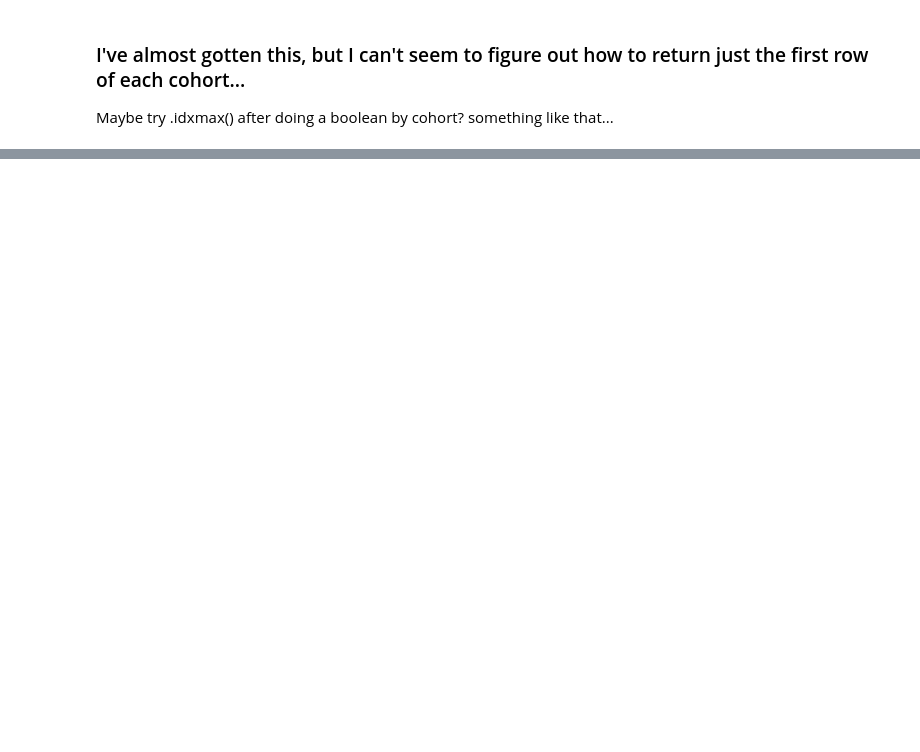
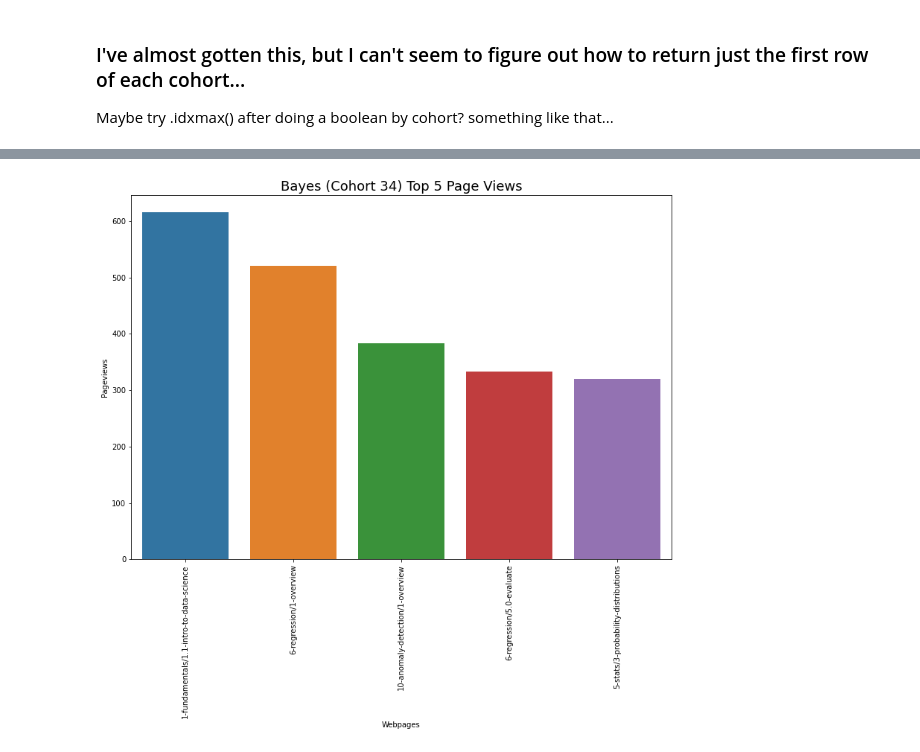
Before and after one commit to lukewbecker/time-series-project, a Jupyter notebook: time_series_project.ipynb, the cells around one changed output, grey strips where cells are left out. Cells and saved outputs as stored; diff of their text form; code cells hidden in the pictures; blank space fills up the shorter version.

```diff
--- a/time_series_project.ipynb
+++ b/time_series_project.ipynb
@@ -563,0 +639,5 @@ ds_max_row_2
+# %%
+ds_max_row = ds_max_row.groupby(['cohort_id', 'webpage'])['user_id'].count()
+ds_max_row = ds_max_row.reset_index()
+ds_max_row.rename(columns = {'user_id': 'pageviews'}, inplace = True)
+ds_max_row
@@ -563,0 +674,2 @@ ds_max_row_2
+# %%
+ds_max_row = ds_max_row.groupby(['cohort_id', 'webpage'])[['pageviews']].sum()
@@ -563,0 +693,3 @@ ds_max_row_2
+# %%
+cohort_list = ds_max_row.cohort_id.unique()
+cohort_list
@@ -563,0 +707,12 @@ ds_max_row_2
+# %%
+# Doing a for loop to find the top 5 page views by cohort. I should be able to separate them and create bar charts or another kind of chart.
+
+top_5 = []
+
+for c in cohort_list:
+    top_5.append(ds_max_row[ds_max_row.cohort_id == c].sort_values(by = 'pageviews', ascending = False).head(5))
+
+# create a list of dfs
+cohort_34_5 = top_5[0]
+cohort_55_5 = top_5[1]
+cohort_59_5 = top_5[2]
@@ -563,0 +767,12 @@ ds_max_row_2
+# %%
+# Charting the data science
+
+plt.figure(figsize = (13, 9))
+sns.barplot(x = 'webpage', y = 'pageviews', data = cohort_34_5)
+plt.xticks(rotation = 90)
+plt.title("Bayes (Cohort 34) Top 5 Page Views", fontsize = 18)
+plt.ylabel("Pageviews")
+plt.xlabel("Webpages")
+plt.show()
+# %% [output]
+[figure, added]
```
Also changed, not shown: parts of 159 cells of this notebook.
